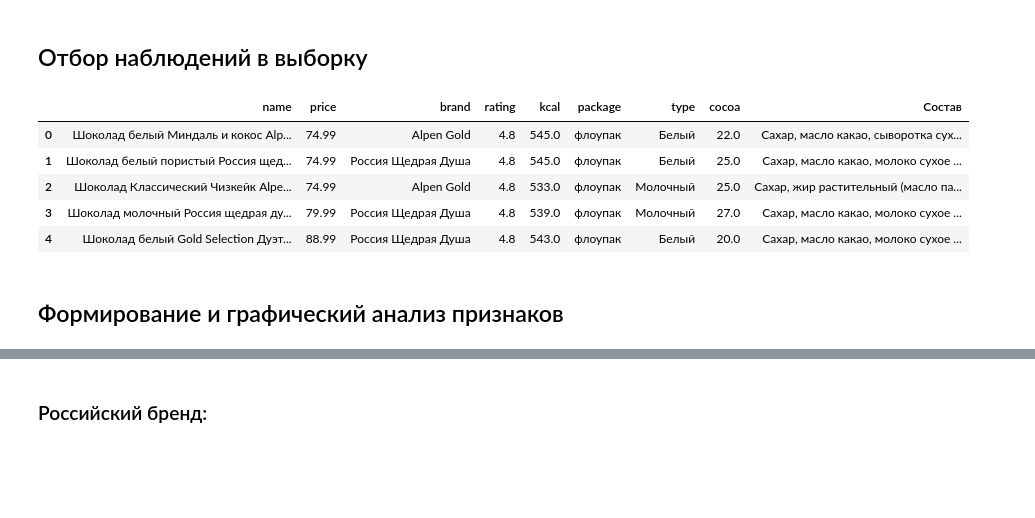
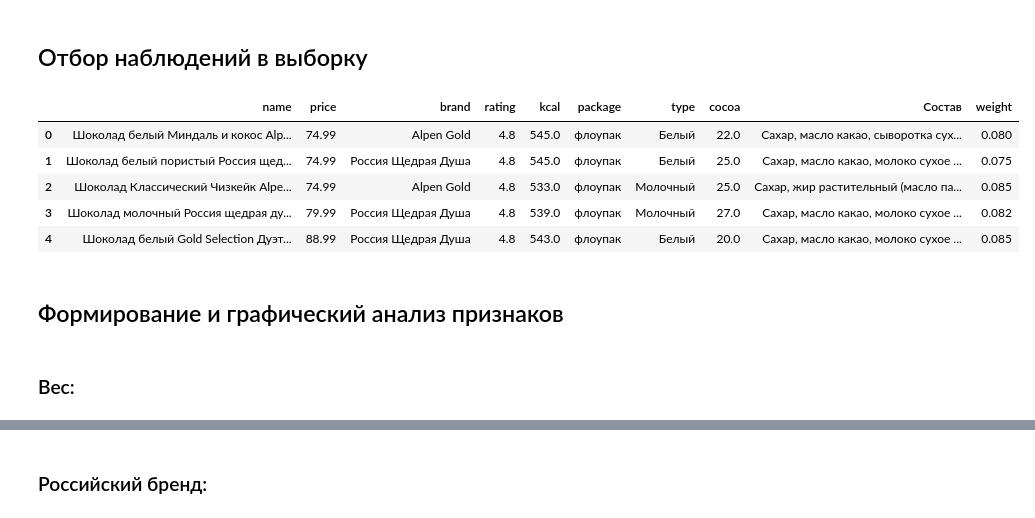
Before and after one commit to kirshchinivan/Econometrics_Project, a Jupyter notebook: eda/eda.ipynb, the cells around one changed output, grey strips where cells are left out. Cells and saved outputs as stored; diff of their text form; code cells hidden in the pictures; blank space fills up the shorter version.

```diff
--- a/eda/eda.ipynb
+++ b/eda/eda.ipynb
@@ -13,17 +13,19 @@ from enum import StrEnum
 # %%
 data = pd.read_csv('final_products_05_05_2025_09_59.csv')
 data = data[(data['Вес (кг)'] <= 0.1) & (data['Вес (кг)']>= 0.075)]
 data = data[data['Тип'] == 'Шоколадная плитка']
 data = data.reset_index()[['Название', 'Текущая цена', 'Бренд', 'Рейтинг', 'Ккал', 'Упаковка', 'Тип шоколада', 'Какао (%)', \
-        'Состав']].rename(columns={'Название': 'name', 'Текущая цена': 'price', 'Бренд': 'brand', 'Рейтинг': 'rating', 'Ккал': 'kcal', \
-        'Упаковка': 'package', 'Тип шоколада': 'type', 'Какао (%)': 'cocoa', 'Состав': 'Состав'})
+        'Состав', 'Вес (кг)']].rename(columns={'Название': 'name', 'Текущая цена': 'price', 'Бренд': 'brand', 'Рейтинг': 'rating', 'Ккал': 'kcal', \
+        'Упаковка': 'package', 'Тип шоколада': 'type', 'Какао (%)': 'cocoa', 'Состав': 'Состав', 'Вес (кг)': 'weight'})
 data.head(5)
 # %% [output]
-|  | name | price | brand | rating | kcal | package | type | cocoa | Состав |
-| 0 | Шоколад белый Миндаль и кокос Alp... | 74.99 | Alpen Gold | 4.8 | 545.0 | флоупак | Белый | 22.0 | Сахар, масло какао, сыворотка сух... |
-| 1 | Шоколад белый пористый Россия щед... | 74.99 | Россия Щедрая Душа | 4.8 | 545.0 | флоупак | Белый | 25.0 | Сахар, масло какао, молоко сухое ... |
-| 2 | Шоколад Классический Чизкейк Alpe... | 74.99 | Alpen Gold | 4.8 | 533.0 | флоупак | Молочный | 25.0 | Сахар, жир растительный (масло па... |
-| 3 | Шоколад молочный Россия щедрая ду... | 79.99 | Россия Щедрая Душа | 4.8 | 539.0 | флоупак | Молочный | 27.0 | Сахар, масло какао, молоко сухое ... |
-| 4 | Шоколад белый Gold Selection Дуэт... | 88.99 | Россия Щедрая Душа | 4.8 | 543.0 | флоупак | Белый | 20.0 | Сахар, масло какао, молоко сухое ... |
+|  | name | price | brand | rating | kcal | package | type | cocoa | Состав | weight |
+| 0 | Шоколад белый Миндаль и кокос Alp... | 74.99 | Alpen Gold | 4.8 | 545.0 | флоупак | Белый | 22.0 | Сахар, масло какао, сыворотка сух... | 0.080 |
+| 1 | Шоколад белый пористый Россия щед... | 74.99 | Россия Щедрая Душа | 4.8 | 545.0 | флоупак | Белый | 25.0 | Сахар, масло какао, молоко сухое ... | 0.075 |
+| 2 | Шоколад Классический Чизкейк Alpe... | 74.99 | Alpen Gold | 4.8 | 533.0 | флоупак | Молочный | 25.0 | Сахар, жир растительный (масло па... | 0.085 |
+| 3 | Шоколад молочный Россия щедрая ду... | 79.99 | Россия Щедрая Душа | 4.8 | 539.0 | флоупак | Молочный | 27.0 | Сахар, масло какао, молоко сухое ... | 0.082 |
+| 4 | Шоколад белый Gold Selection Дуэт... | 88.99 | Россия Щедрая Душа | 4.8 | 543.0 | флоупак | Белый | 20.0 | Сахар, масло какао, молоко сухое ... | 0.085 |
 # %% [markdown]
 ## Формирование и графический анализ признаков
+# %% [markdown]
+### Вес:
```
Also changed, not shown: parts of 41 cells of this notebook, 1 other file.
